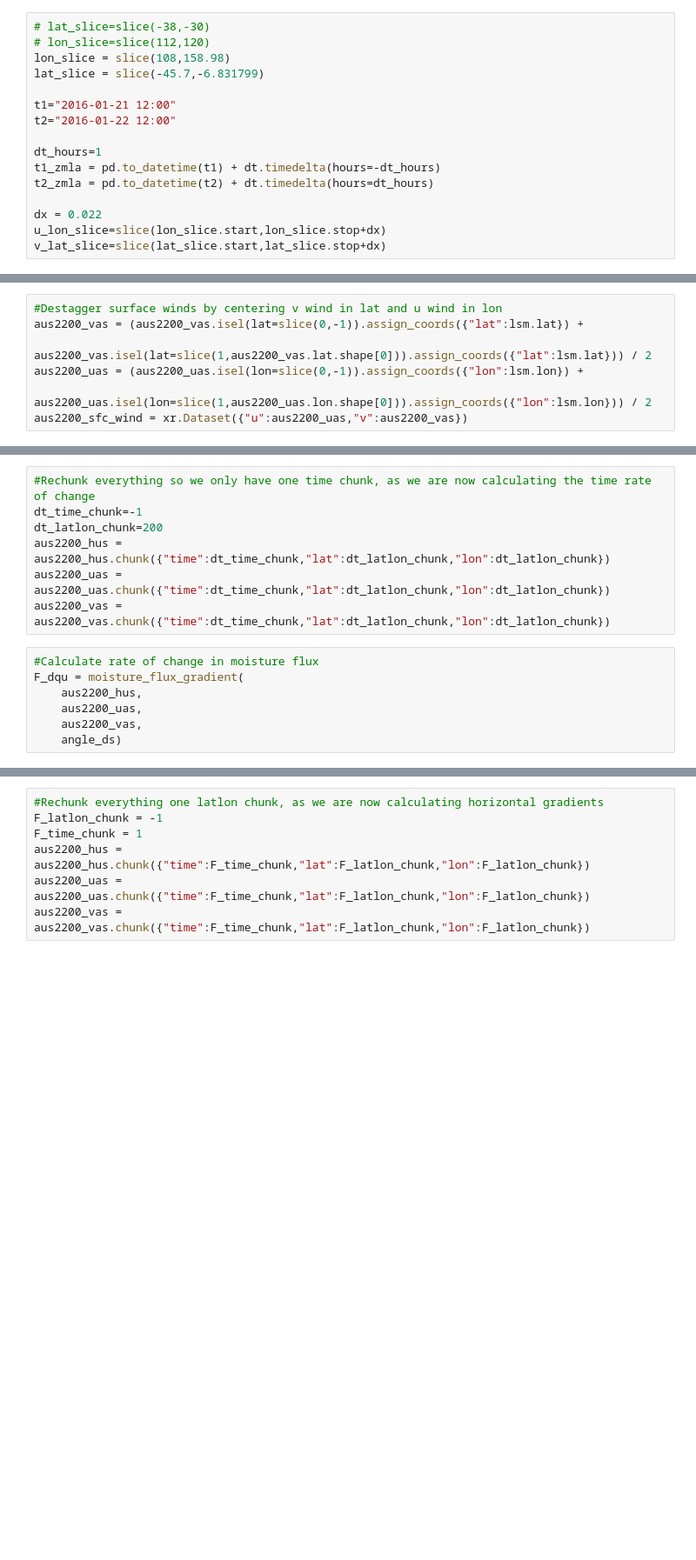
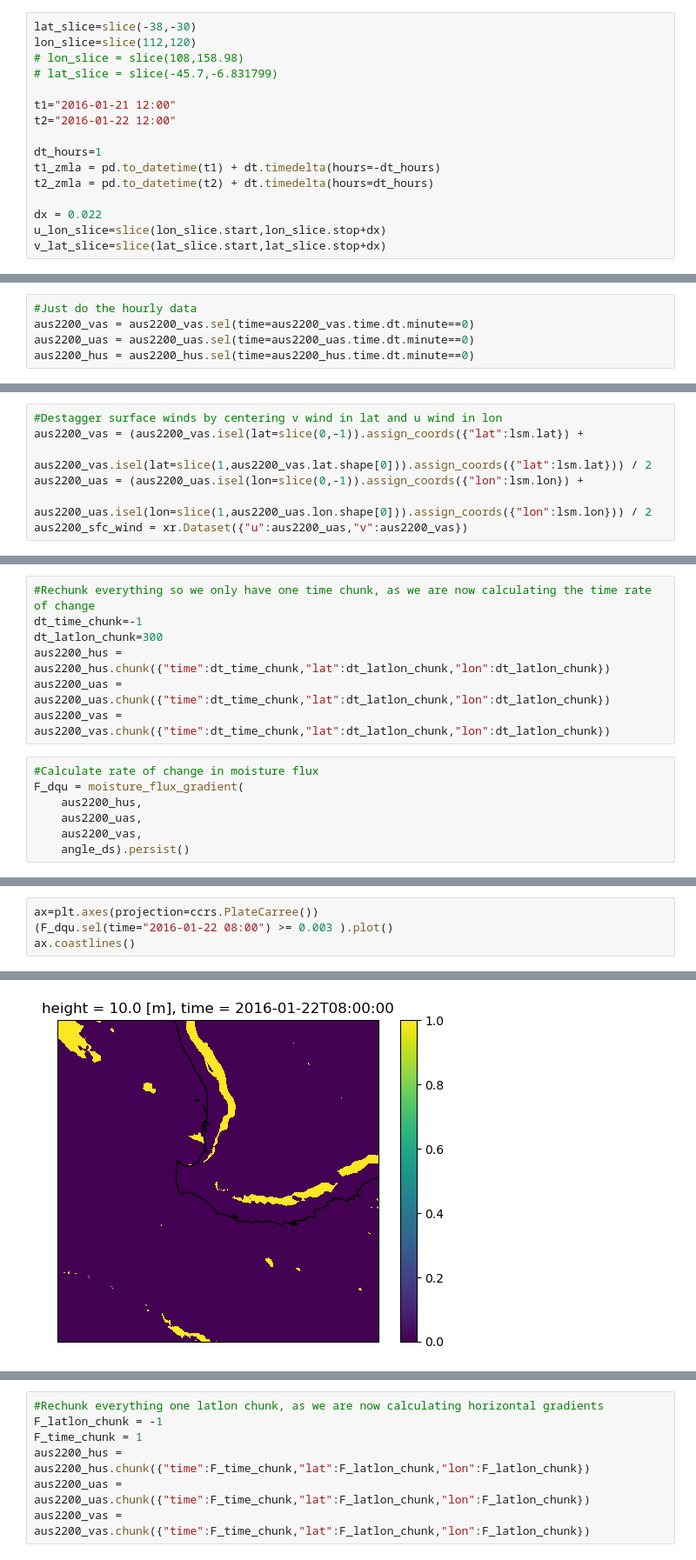
Before and after one commit to andrewbrown31/sea_breeze, a Jupyter notebook: test_notebooks/aus2200_prelim.ipynb, the cells around one changed output, grey strips where cells are left out. Shown at 87% size. Drawn from its saved outputs; the diff is of its cells as text; blank space fills up the shorter version.

```diff
--- a/test_notebooks/aus2200_prelim.ipynb
+++ b/test_notebooks/aus2200_prelim.ipynb
@@ -19,8 +43,8 @@ GadiClient()
 # %%
-# lat_slice=slice(-38,-30)
-# lon_slice=slice(112,120)
-lon_slice = slice(108,158.98)
-lat_slice = slice(-45.7,-6.831799)
+lat_slice=slice(-38,-30)
+lon_slice=slice(112,120)
+# lon_slice = slice(108,158.98)
+# lat_slice = slice(-45.7,-6.831799)
 
 t1="2016-01-21 12:00"
 t2="2016-01-22 12:00"
@@ -39,5 +63,10 @@ aus2200_vas = round_times(load_aus2200_variable(["vas"],t1,t2,"mjo-elnino",lon_s
 aus2200_uas = round_times(load_aus2200_variable(["uas"],t1,t2,"mjo-elnino",u_lon_slice,lat_slice,"10min",chunks="auto")[0], "10min")
 aus2200_hus = round_times(load_aus2200_variable(["hus"],t1,t2,"mjo-elnino",lon_slice,lat_slice,"10min",chunks="auto")[0], "10min")
 angle_ds = load_angle_ds("/g/data/gb02/ab4502/coastline_data/aus2200_v3.nc",lat_slice,lon_slice)
+# %%
+#Just do the hourly data
+aus2200_vas = aus2200_vas.sel(time=aus2200_vas.time.dt.minute==0)
+aus2200_uas = aus2200_uas.sel(time=aus2200_uas.time.dt.minute==0)
+aus2200_hus = aus2200_hus.sel(time=aus2200_hus.time.dt.minute==0)
 # %%
 #Load observations
@@ -54,7 +83,7 @@ sfc_wind_plot = aus2200_sfc_wind.sel(time="2016-01-22 08:00").squeeze().compute(
 # %%
 #Rechunk everything so we only have one time chunk, as we are now calculating the time rate of change
 dt_time_chunk=-1
-dt_latlon_chunk=200
+dt_latlon_chunk=300
 aus2200_hus = aus2200_hus.chunk({"time":dt_time_chunk,"lat":dt_latlon_chunk,"lon":dt_latlon_chunk})
 aus2200_uas = aus2200_uas.chunk({"time":dt_time_chunk,"lat":dt_latlon_chunk,"lon":dt_latlon_chunk})
 aus2200_vas = aus2200_vas.chunk({"time":dt_time_chunk,"lat":dt_latlon_chunk,"lon":dt_latlon_chunk})
@@ -64,5 +93,5 @@ F_dqu = moisture_flux_gradient(
     aus2200_hus,
     aus2200_uas,
     aus2200_vas,
-    angle_ds)
+    angle_ds).persist()
 # %%
@@ -94,0 +118,5 @@ Text(0.5, 1.0, 'Perth airport')
+# %%
+ax=plt.axes(projection=ccrs.PlateCarree())
+(F_dqu.sel(time="2016-01-22 08:00") >= 0.003 ).plot()
+ax.coastlines()
+# %% [output]
@@ -94,0 +124 @@ Text(0.5, 1.0, 'Perth airport')
+[figure, added]
```
Also changed, not shown: parts of 20 cells of this notebook, 4 other files.
